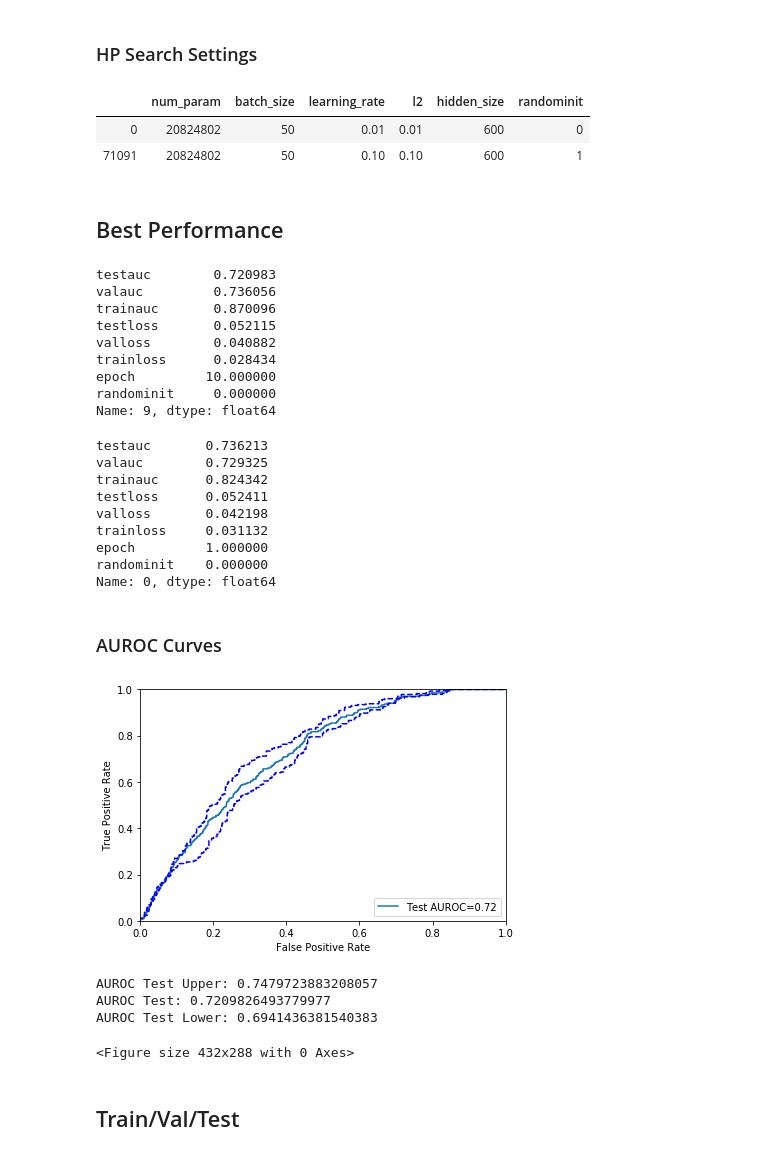
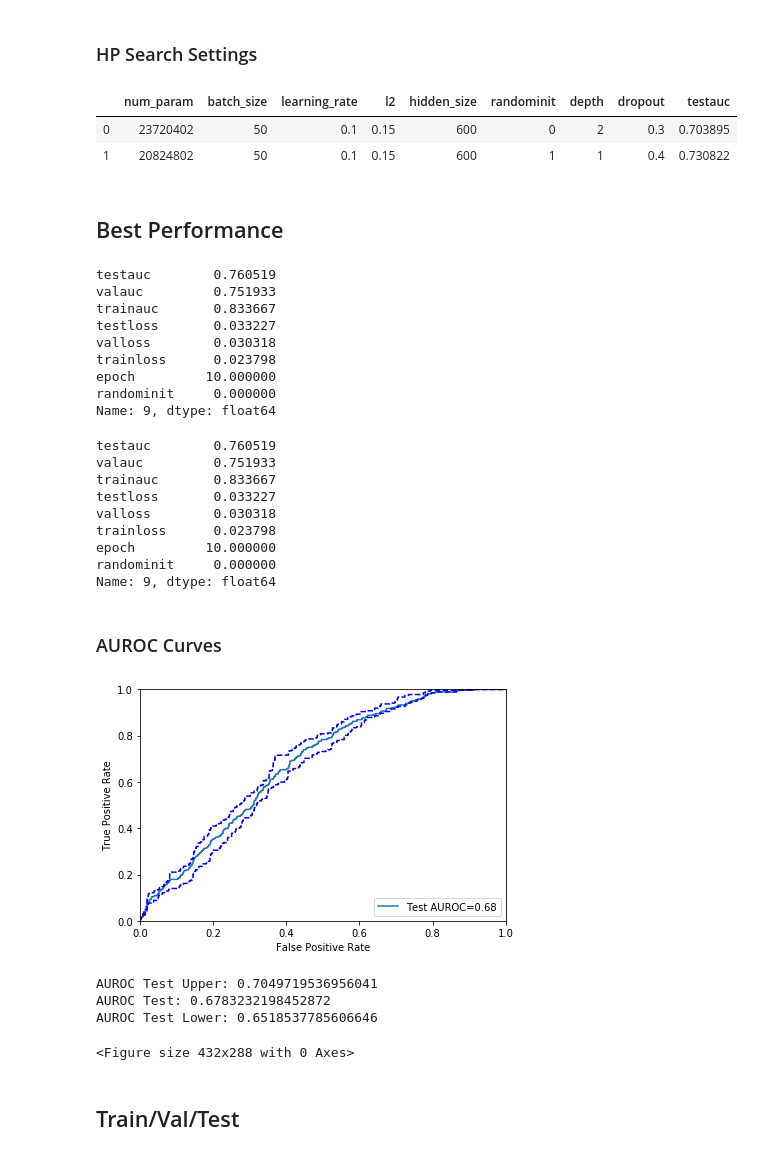
Before and after one commit to nathanwang000/gnn_homophily, a Jupyter notebook: Visualize Results.ipynb, the cells around one changed output. Saved outputs shown, nothing was run; the diff lists cells and outputs as text; code cells hidden in the pictures.

```diff
--- a/Visualize Results.ipynb
+++ b/Visualize Results.ipynb
@@ -11,9 +11,9 @@ from sklearn import metrics
 import save_load_util as pa
 # %%
 #This determines what run we want to visualize. It is important to import model and data functions specific to that run as well.
-path = '/data4/jeeheh/ShadowPeriod/pytorchLSTM/inprog11/'
-from pytorchLSTM.inprog11 import model as custom_model
-from pytorchLSTM.inprog11 import data as custom_data
+path = '/data4/jeeheh/ShadowPeriod/pytorchLSTM/inprog13/'
+from pytorchLSTM.inprog13 import model as custom_model
+from pytorchLSTM.inprog13 import data as custom_data
 # %%
 #Load Files from Run
 pred = pd.read_hdf(path+'/data.h5','pred')
@@ -27,38 +27,40 @@ args['upper']=np.around(.975*args['nrep'],decimals=0).astype(int)
 args['data_loc'] = '/data4/jeeheh/ShadowPeriod/Data/Adult_fulldata_2_14_19_v16 - labs and meds fixed - Without Procedures BMI Fixed/'
 # %% [markdown]
 ### HP Search Settings
-# %%
-pred.loc[:,['num_param','batch_size','learning_rate','l2','hidden_size','randominit']].drop_duplicates()
-# %% [output]
-|  | num_param | batch_size | learning_rate | l2 | hidden_size | randominit |
-| 0 | 20824802 | 50 | 0.01 | 0.01 | 600 | 0 |
-| 71091 | 20824802 | 50 | 0.10 | 0.10 | 600 | 1 |
+# %%
+zdf = pred.loc[:,['num_param','batch_size','learning_rate','l2','hidden_size','randominit','depth','dropout']].drop_duplicates()
+zdf = zdf.merge(traintestloss.groupby(['randominit'],as_index=False).testauc.max(), how='left', on='randominit')
+display(zdf)
+# %% [output]
+|  | num_param | batch_size | learning_rate | l2 | hidden_size | randominit | depth | dropout | testauc |
+| 0 | 23720402 | 50 | 0.1 | 0.15 | 600 | 0 | 2 | 0.3 | 0.703895 |
+| 1 | 20824802 | 50 | 0.1 | 0.15 | 600 | 1 | 1 | 0.4 | 0.730822 |
 # %% [markdown]
 ## Best Performance
 # %%
 display(traintestloss.loc[traintestloss.valauc.idxmax(),:])
 # %% [output]
-testauc        0.720983
-valauc         0.736056
-trainauc       0.870096
-testloss       0.052115
-valloss        0.040882
-trainloss      0.028434
+testauc        0.760519
+valauc         0.751933
+trainauc       0.833667
+testloss       0.033227
+valloss        0.030318
+trainloss      0.023798
 epoch         10.000000
 randominit     0.000000
 Name: 9, dtype: float64
 # %%
 traintestloss.loc[traintestloss.testauc.idxmax(),:]
 # %% [output]
-testauc       0.736213
-valauc        0.729325
-trainauc      0.824342
-testloss      0.052411
-valloss       0.042198
-trainloss     0.031132
-epoch         1.000000
-randominit    0.000000
-Name: 0, dtype: float64
+testauc        0.760519
+valauc         0.751933
+trainauc       0.833667
+testloss       0.033227
+valloss        0.030318
+trainloss      0.023798
+epoch         10.000000
+randominit     0.000000
+Name: 9, dtype: float64
 # %% [markdown]
 ### AUROC Curves
 # %%
@@ -141,13 +143,14 @@ def AUROC(df2,noci=False):
 
         return fpr, tpr
 # %%
-best_randominit=0
+# CHANGE the RANDOMINIT
+best_randominit=1
 fpr,tpr = AUROC(pred.loc[(pred.dataset=='test')&(pred.randominit==best_randominit),:])
 # %% [output]
-[figure, old version]
+[figure, new version]
-AUROC Test Upper: 0.7479723883208057
-AUROC Test: 0.7209826493779977
-AUROC Test Lower: 0.6941436381540383
+AUROC Test Upper: 0.7049719536956041
+AUROC Test: 0.6783232198452872
+AUROC Test Lower: 0.6518537785606646
 <Figure size 432x288 with 0 Axes>
 # %% [markdown]
 ## Train/Val/Test
```
Also changed, not shown: parts of 4 cells of this notebook, 3 other files.
